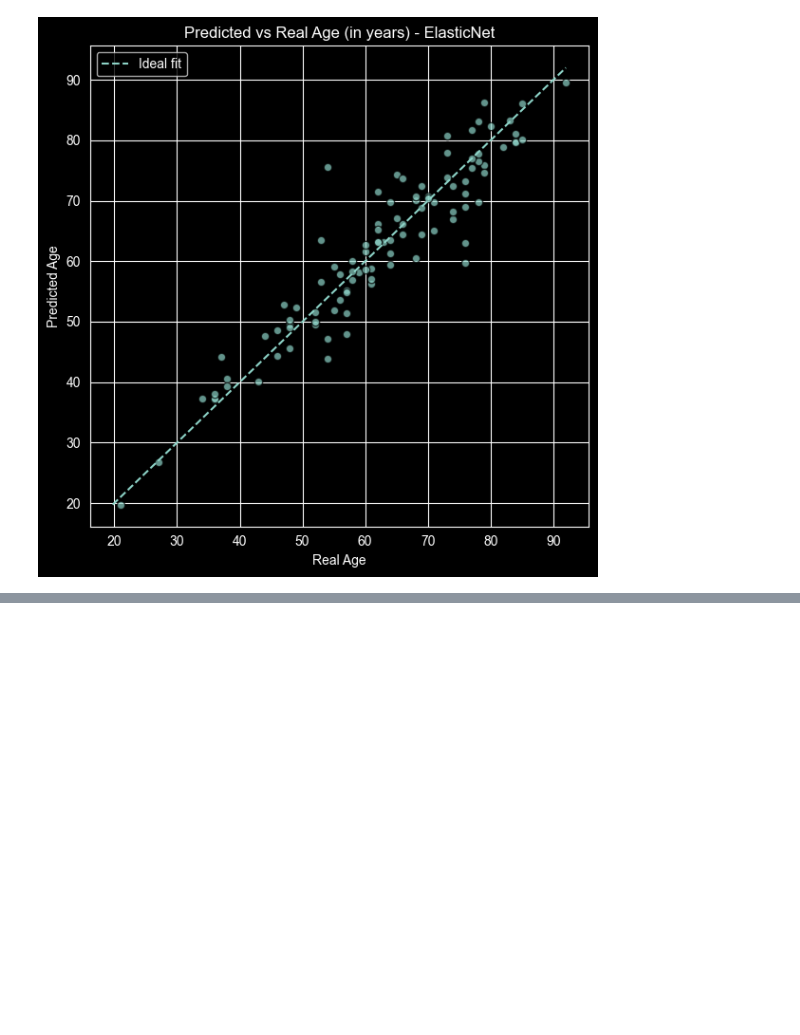
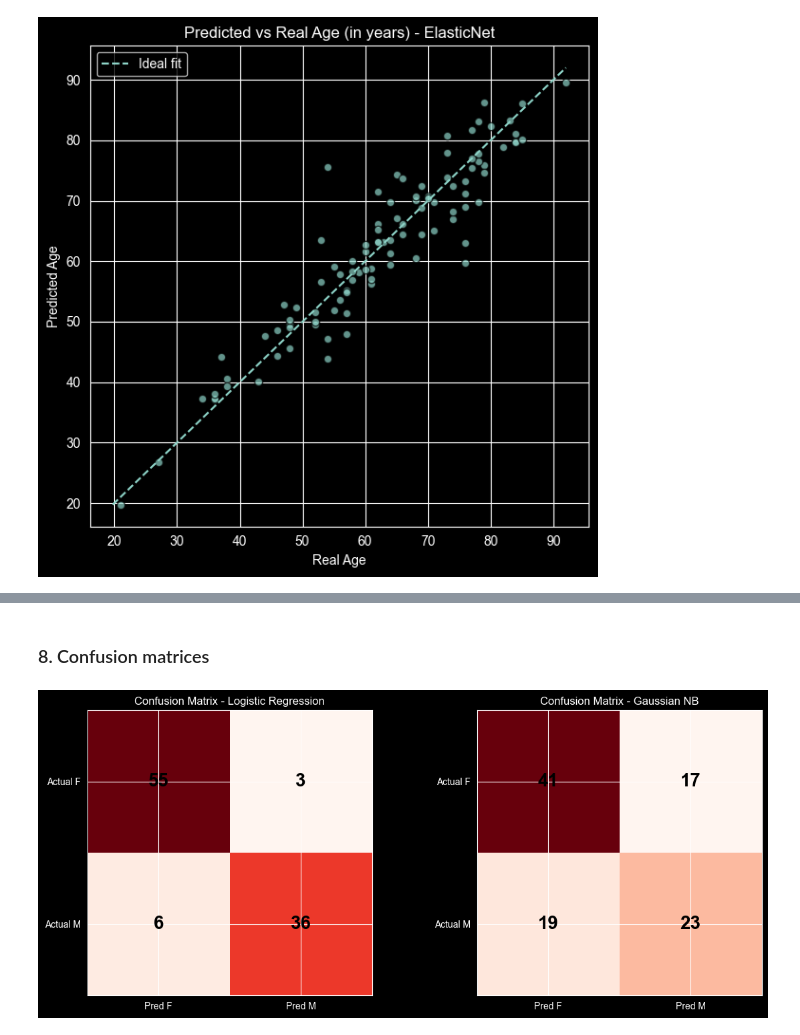
Before and after one commit to Mushroompilamis/MLCB26_Assignment1, a Jupyter notebook: notebooks/model_analysis.ipynb, the cells around one changed output, grey strips where cells are left out. Drawn from its saved outputs; the diff is of its cells as text; code cells hidden in the pictures; blank space fills up the shorter version.

```diff
--- a/notebooks/model_analysis.ipynb
+++ b/notebooks/model_analysis.ipynb
@@ -452,0 +573,2 @@ plot_best_model_real_predict(y_eval, y_predict, best_model_name)
+# %%
+X_train_sex,X_eval_sex,y_train_sex,y_eval_sex,sex_preprocessor=prepare_sex_classification_data(train_data, eval_data, sex_features)
@@ -452,0 +577,2 @@ plot_best_model_real_predict(y_eval, y_predict, best_model_name)
+# %%
+lr_model,gnb_model=training_classifiers(X_train_sex,y_train_sex)
@@ -452,0 +614,6 @@ plot_best_model_real_predict(y_eval, y_predict, best_model_name)
+# %% [markdown]
+### 8. Confusion matrices
+# %%
+plot_confusion_matrices(lr_model,gnb_model, X_eval_sex,y_eval_sex)
+# %% [output]
+[figure, added]
```
Also changed, not shown: parts of 32 cells of this notebook, 8 other files.
